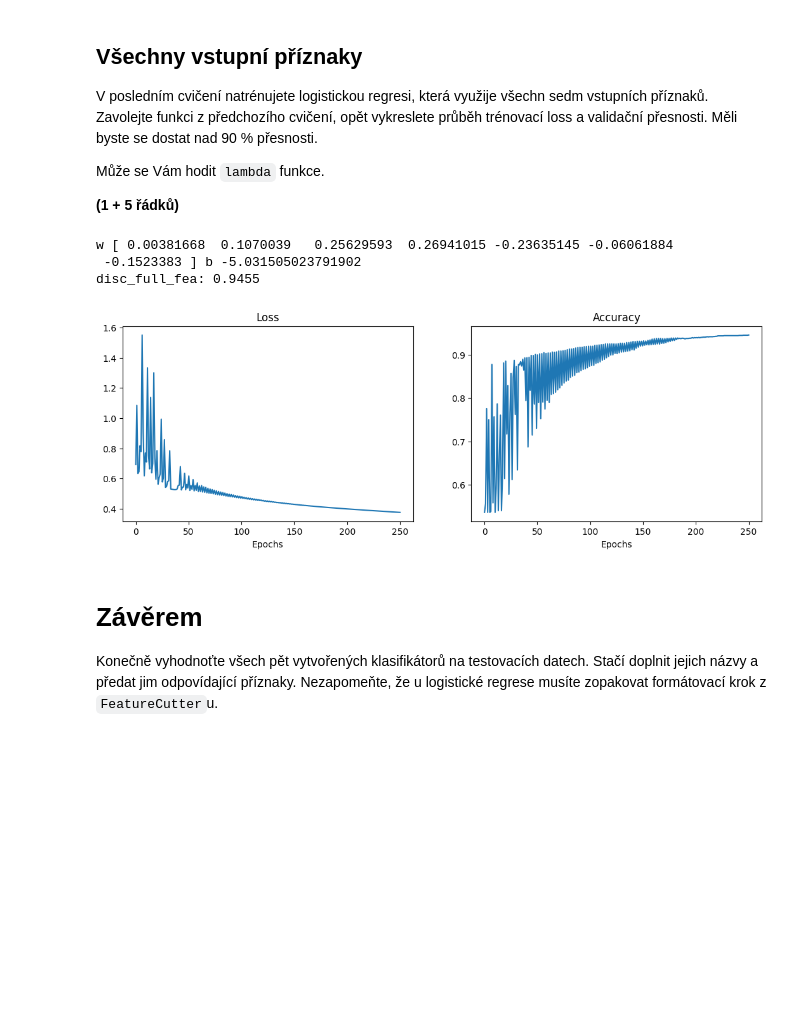
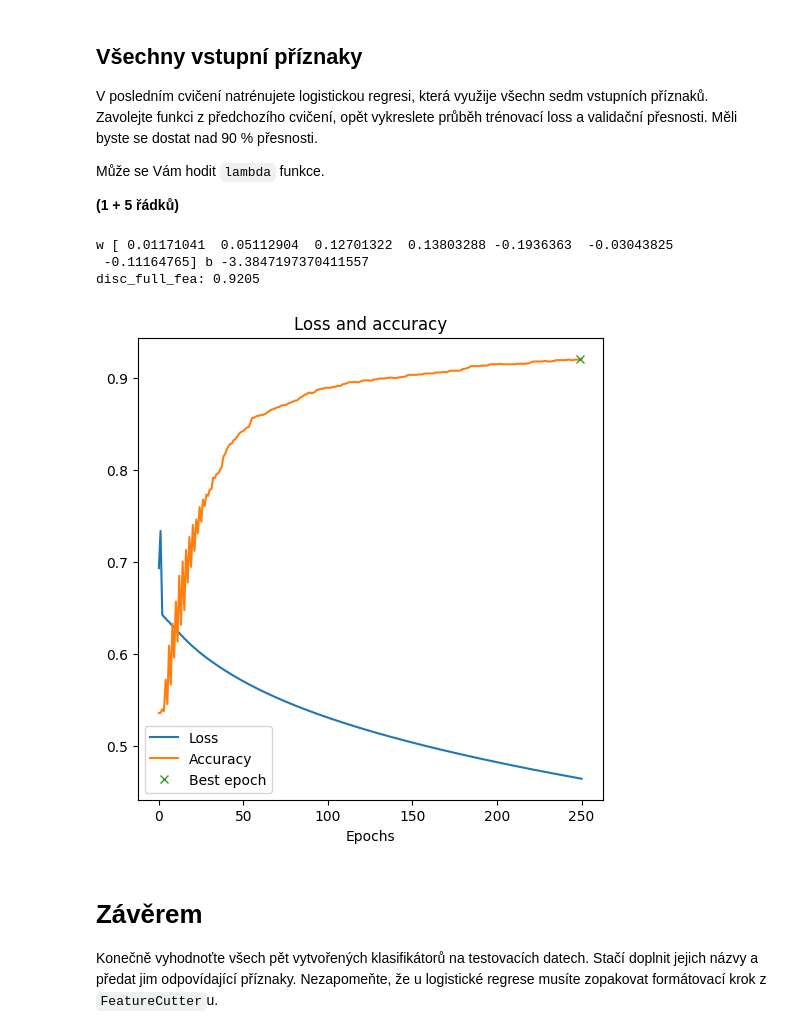
Before and after one commit to xplick04/SUI, a Jupyter notebook: proj2/zadani.ipynb, the cells around one changed output. Drawn from its saved outputs; the diff is of its cells as text; code cells hidden in the pictures; blank space fills up the shorter version.

Commit message:
proj2: added best epoch mark to accuracy plots

```diff
--- a/proj2/zadani.ipynb
+++ b/proj2/zadani.ipynb
@@ -302,14 +302,22 @@ V druhém grafu vykreslete histogramy trénovacích dat a pravděpodobnost tří
 
 **(1 + 5 + 8 řádků)**
 # %%
+def index_of_best_epoch(accuracies):
+    best_val = max(accuracies)
+
+    return accuracies.index(best_val), best_val
+
+
 n = 250
 
 disc_fea5, losses, accuracies = train_logistic_regression(n, 0.00035, 1, FeatureCutter(FOI))
+print(index_of_best_epoch(accuracies))
 ep = np.linspace(0, n, n)
 
 fig, (ax_l, ax_r) = plt.subplots(1, 2, figsize=(13,5))
 ax_l.plot(ep, losses, label="Loss")
 ax_l.plot(ep, accuracies, label="Accuracy")
+ax_l.plot(*index_of_best_epoch(accuracies), "x", label="Best epoch")
 ax_l.set_title("Loss and accuracy")
 ax_l.set_xlabel("Epochs")
 ax_l.legend()
@@ -339,24 +348,24 @@ Může se Vám hodit `lambda` funkce.
 
 **(1 + 5 řádků)**
 # %%
-disc_full_fea, losses, accuracies = train_logistic_regression(n, 0.0000011, train_dataset.pos.shape[1], lambda x: x)
+disc_full_fea, losses, accuracies = train_logistic_regression(n, 0.00000045, train_dataset.pos.shape[1], lambda x: x)
 ep = np.linspace(0, n, n)
 
-fig, (ax_ul, ax_ur) = plt.subplots(1, 1, figsize=(4,4))
-ax_l.plot(ep, losses)
-ax_l.plot(ep, accuracies)
-ax_ul.set_title("Loss")
-ax_ur.set_title("Accuracy")
-ax_ul.set_xlabel("Epochs")
-ax_ur.set_xlabel("Epochs")
+fig, ax_l = plt.subplots(1, 1, figsize=(6,6))
+ax_l.plot(ep, losses, label="Loss")
+ax_l.plot(ep, accuracies, label="Accuracy")
+ax_l.plot(*index_of_best_epoch(accuracies), "x", label="Best epoch")
+ax_l.set_title("Loss and accuracy")
+ax_l.set_xlabel("Epochs")
+ax_l.legend()
 
 print('w', disc_full_fea.w, 'b', disc_fea5.b.item())
 print('disc_full_fea:', evaluate(disc_full_fea, val_dataset.xs, val_dataset.targets))
 # %% [output]
-w [ 0.00381668  0.1070039   0.25629593  0.26941015 -0.23635145 -0.06061884
- -0.1523383 ] b -5.031505023791902
-disc_full_fea: 0.9455
+w [ 0.01171041  0.05112904  0.12701322  0.13803288 -0.1936363  -0.03043825
+ -0.11164765] b -3.3847197370411557
+disc_full_fea: 0.9205
-[figure, old version]
+[figure, new version]
 # %% [markdown]
 # Závěrem
 Konečně vyhodnoťte všech pět vytvořených klasifikátorů na testovacích datech.
```
Also changed, not shown: parts of 2 cells of this notebook.
